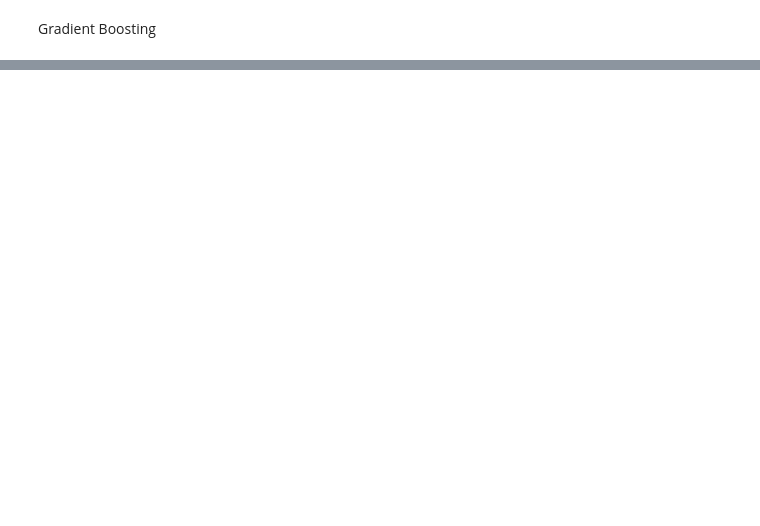
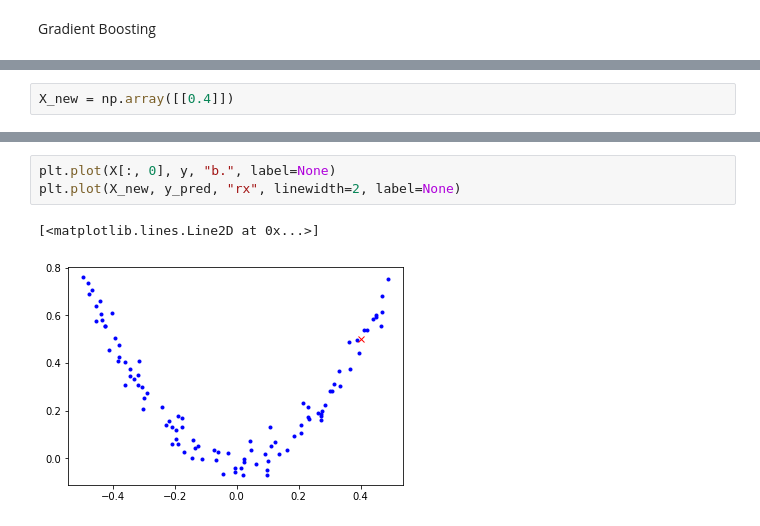
Before and after one commit to Daivar/ML-models-training, a Jupyter notebook: Ensembles.ipynb, the cells around one changed output, grey strips where cells are left out. Cells and saved outputs as stored; diff of their text form; blank space fills up the shorter version.

```diff
--- a/Ensembles.ipynb
+++ b/Ensembles.ipynb
@@ -598,0 +653,2 @@ Gradient Boosting
+# %%
+X_new = np.array([[0.4]])
@@ -598,0 +660,6 @@ Gradient Boosting
+# %%
+plt.plot(X[:, 0], y, "b.", label=None)
+plt.plot(X_new, y_pred, "rx", linewidth=2, label=None)
+# %% [output]
+[<matplotlib.lines.Line2D at 0x...>]
+[figure, added]
```
Also changed, not shown: parts of 42 cells of this notebook.
